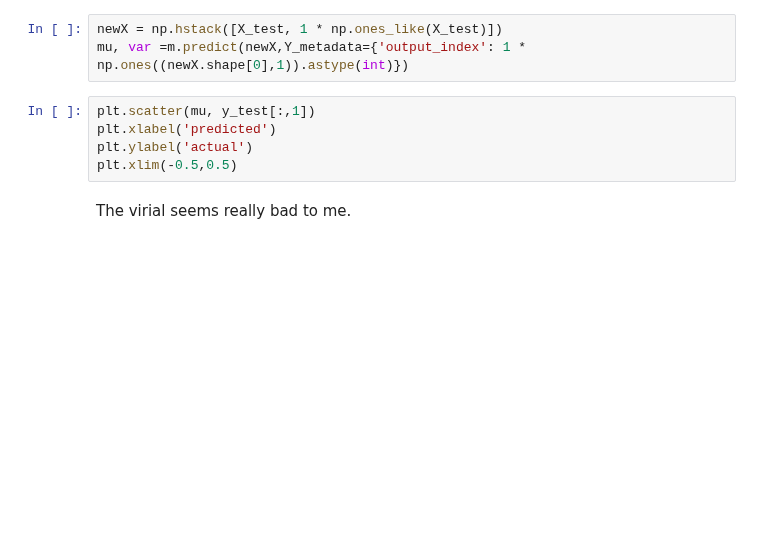
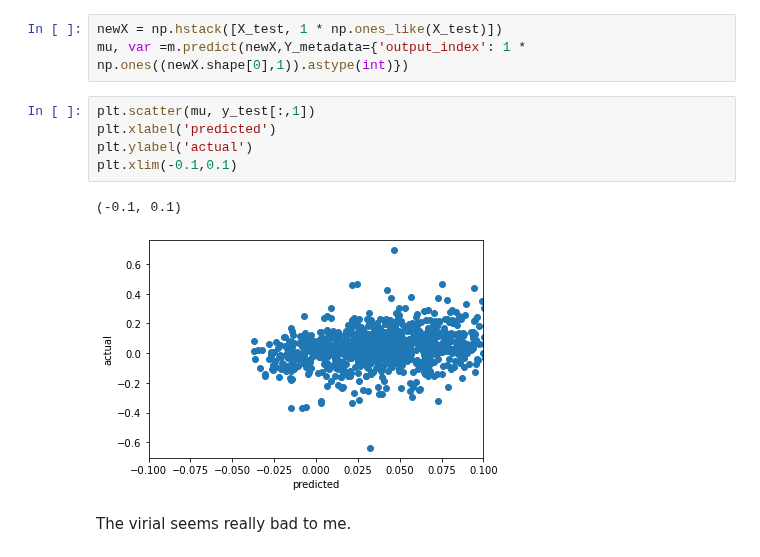
Before and after one commit to byooooo/dispersant_screening_PAL, a Jupyter notebook: notebooks/gp.ipynb, the cells around one changed output. Saved outputs shown, nothing was run; the diff lists cells and outputs as text; blank space fills up the shorter version.

```diff
--- a/notebooks/gp.ipynb
+++ b/notebooks/gp.ipynb
@@ -464,8 +506,11 @@ mu, var =m.predict(newX,Y_metadata={'output_index': 1 * np.ones((newX.shape[0],1
 # %%
 plt.scatter(mu, y_test[:,1])
 plt.xlabel('predicted')
 plt.ylabel('actual')
-plt.xlim(-0.5,0.5)
+plt.xlim(-0.1,0.1)
+# %% [output]
+(-0.1, 0.1)
+[figure, added]
 # %% [markdown]
 The virial seems really bad to me.
 # %%
```
Also changed, not shown: parts of 14 cells of this notebook, 1 other file.
